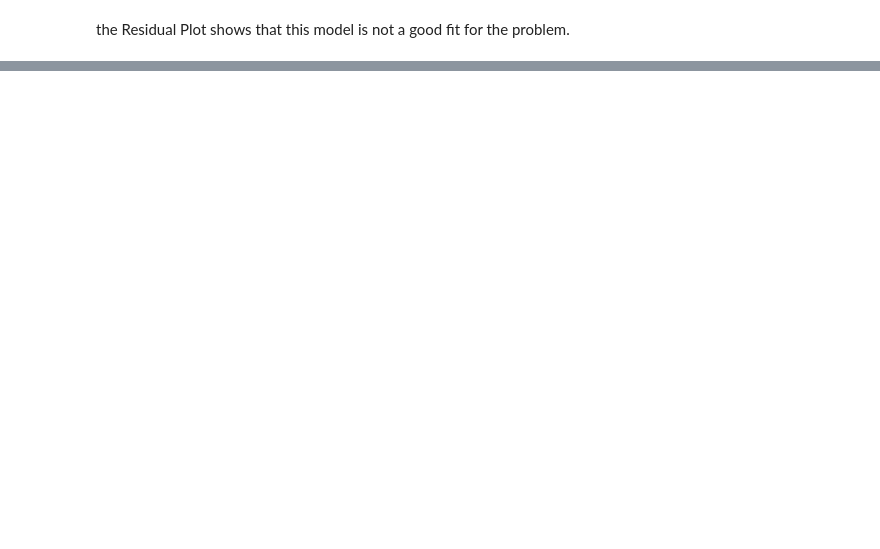
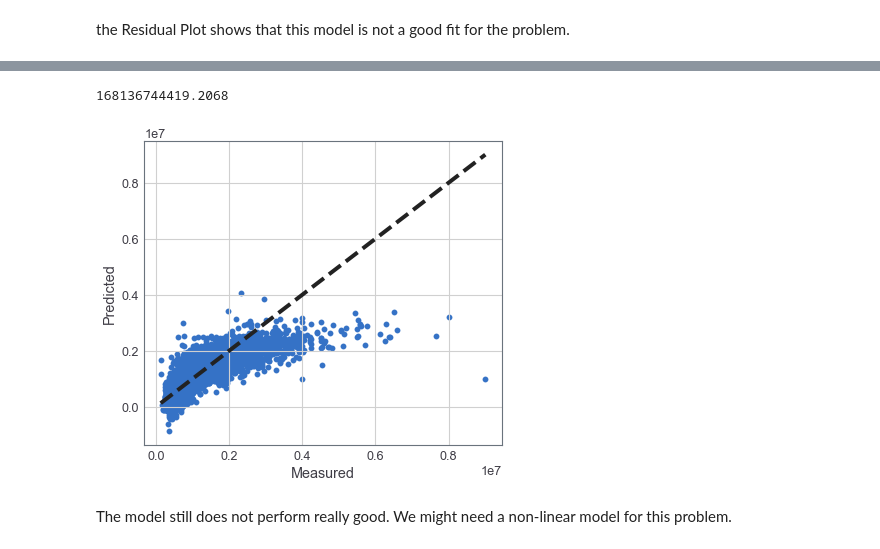
Before and after one commit to tdh512194/CBD_MelbourneHousing, a Jupyter notebook: Melbourne Housing.ipynb, the cells around one changed output, grey strips where cells are left out. Cells and saved outputs as stored; diff of their text form; code cells hidden in the pictures; blank space fills up the shorter version.

```diff
--- a/Melbourne Housing.ipynb
+++ b/Melbourne Housing.ipynb
@@ -863,0 +868,4 @@ plt.show()
+# %%
+data_regr = data_regr.reset_index()
+# %%
+data_regr.drop(columns='index', inplace=True)
@@ -863,0 +892,24 @@ plt.show()
+# %%
+data_regr = data_regr[data_regr.Landsize < 3000]
+data_regr = data_regr.reset_index()
+data_regr.drop(columns='index', inplace=True)
+# %%
+X = data_regr.loc[:, data_regr.columns != 'Price']
+y = data_regr.Price
+model = linear_model.LinearRegression()
+model.fit(X.values, y.values)
+predict = model.predict(X.values)
+mean_squared_error(y.values, predict)
+# %% [output]
+168136744419.2068
+# %%
+fig, ax = plt.subplots()
+ax.scatter(y, predict)
+ax.plot([y.min(), y.max()], [y.min(), y.max()], 'k--', lw=4)
+ax.set_xlabel('Measured')
+ax.set_ylabel('Predicted')
+plt.show()
+# %% [output]
+[figure, added]
+# %% [markdown]
+The model still does not perform really good. We might need a non-linear model for this problem.
```
Also changed, not shown: parts of 19 cells of this notebook.
